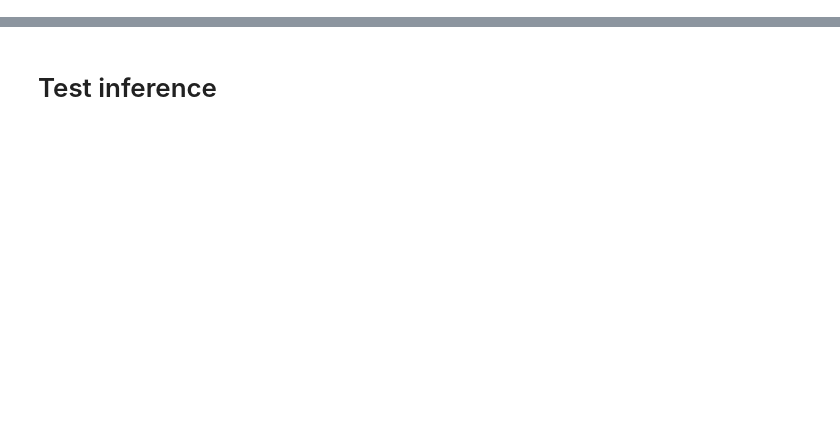
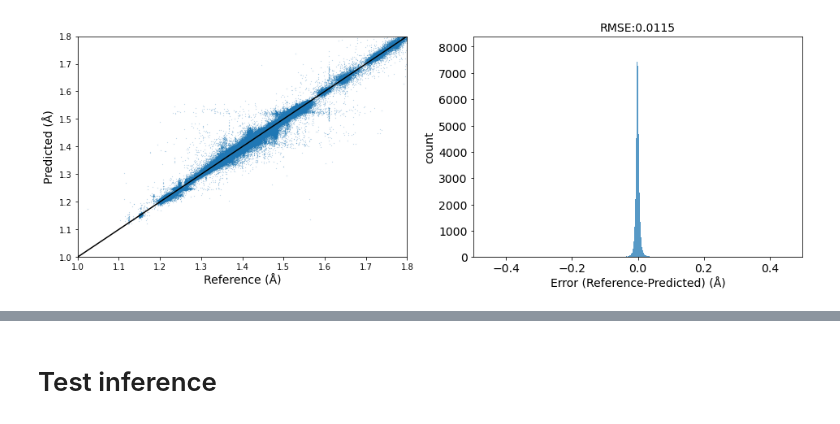
Before and after one commit to cschlick/phenix_fragments, a Jupyter notebook: notebooks/training/GNN Angles.ipynb, the cells around one changed output, grey strips where cells are left out. Cells and saved outputs as stored; diff of their text form; code cells hidden in the pictures; blank space fills up the shorter version.

```diff
--- a/notebooks/training/GNN Angles.ipynb
+++ b/notebooks/training/GNN Angles.ipynb
@@ -154,0 +148,14 @@ plot_geom_eval(a,b,mode="angle")
+# %%
+from frag.utils.torch import to_np, to_torch
+from frag.utils.plotting import plot_geom_eval
+
+if gpuid is not None:
+  model = model.to("cpu")
+train_batch = model(dataset_train.fragment_graph)
+a,b = (train_batch.nodes["fragment"].data[label_name],
+       train_batch.nodes["fragment"].data[label_name+"_pred"][..., 0][..., None])
+a,b = to_np(a).flatten(),to_np(b).flatten()
+#a,b = np.degrees(a), np.degrees(b)
+plot_geom_eval(a,b,mode="bond")
+# %% [output]
+[figure, added]
```
Also changed, not shown: parts of 29 cells of this notebook, 2 other files.
